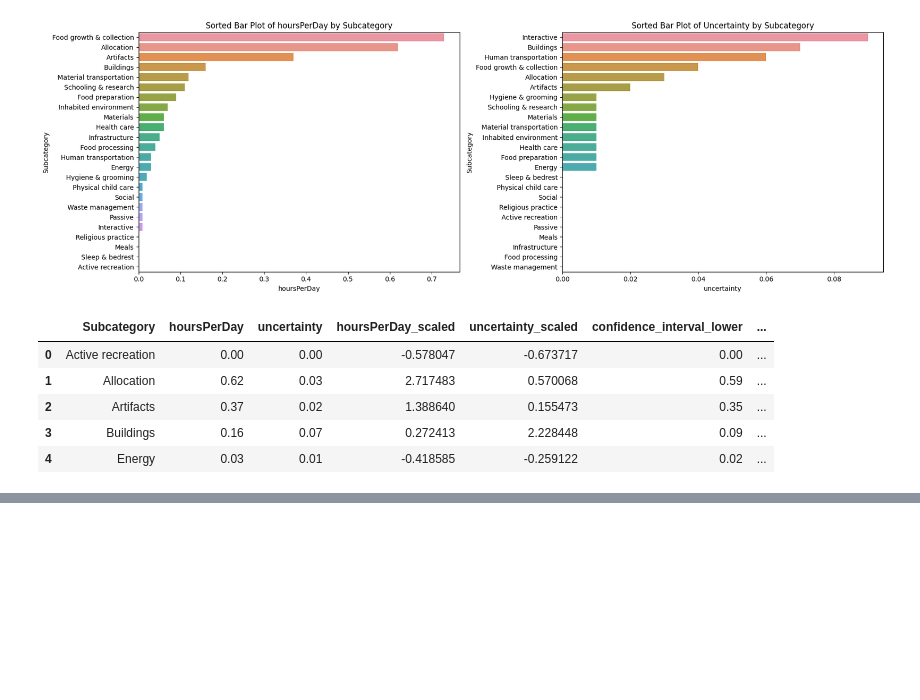
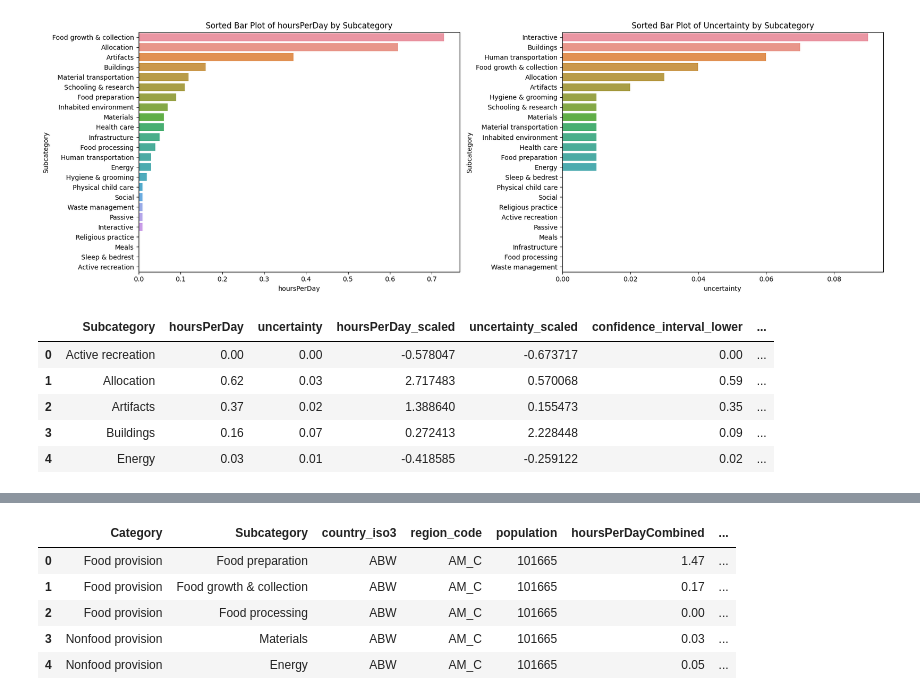
Before and after one commit to davidjayjackson/tt_The_Global_Human_Day, a Jupyter notebook: tt_the_global_human_day.ipynb, the cells around one changed output, grey strips where cells are left out. Cells and saved outputs as stored; diff of their text form; code cells hidden in the pictures; blank space fills up the shorter version.

```diff
--- a/tt_the_global_human_day.ipynb
+++ b/tt_the_global_human_day.ipynb
@@ -367,0 +426,28 @@ transformed_data_preview_global_economic_activity
+# %%
+# Proceeding with the suggested data transformations for 'all_countries'
+
+# 1. Standardize the 'population', 'hoursPerDayCombined', and 'uncertaintyCombined' columns
+data_frames['all_countries'][['population_scaled', 'hoursPerDayCombined_scaled', 'uncertaintyCombined_scaled']] = scaler.fit_transform(
+    data_frames['all_countries'][['population', 'hoursPerDayCombined', 'uncertaintyCombined']])
+
+# 2. Encode Categorical Columns
+# We'll use label encoding for 'Category', 'Subcategory', 'country_iso3', and 'region_code'
+for column in ['Category', 'Subcategory', 'country_iso3', 'region_code']:
+    data_frames['all_countries'][f'{column}_encoded'] = label_encoder.fit_transform(data_frames['all_countries'][column])
+
+# 3. Create a new feature that represents the 'confidence interval'
+# Confidence Interval = hoursPerDayCombined ± uncertaintyCombined
+data_frames['all_countries']['confidence_interval_lower'] = data_frames['all_countries']['hoursPerDayCombined'] - data_frames['all_countries']['uncertaintyCombined']
+data_frames['all_countries']['confidence_interval_upper'] = data_frames['all_countries']['hoursPerDayCombined'] + data_frames['all_countries']['uncertaintyCombined']
+
+# Show first few rows of the transformed data
+transformed_data_preview_all_countries = data_frames['all_countries'].head()
+
+transformed_data_preview_all_countries
+# %% [output]
+|  | Category | Subcategory | country_iso3 | region_code | population | hoursPerDayCombined | ... |
+| 0 | Food provision | Food preparation | ABW | AM_C | 101665 | 1.47 | ... |
+| 1 | Food provision | Food growth & collection | ABW | AM_C | 101665 | 0.17 | ... |
+| 2 | Food provision | Food processing | ABW | AM_C | 101665 | 0.00 | ... |
+| 3 | Nonfood provision | Materials | ABW | AM_C | 101665 | 0.03 | ... |
+| 4 | Nonfood provision | Energy | ABW | AM_C | 101665 | 0.05 | ... |
```
Also changed, not shown: parts of 4 cells of this notebook, 2 other files.
